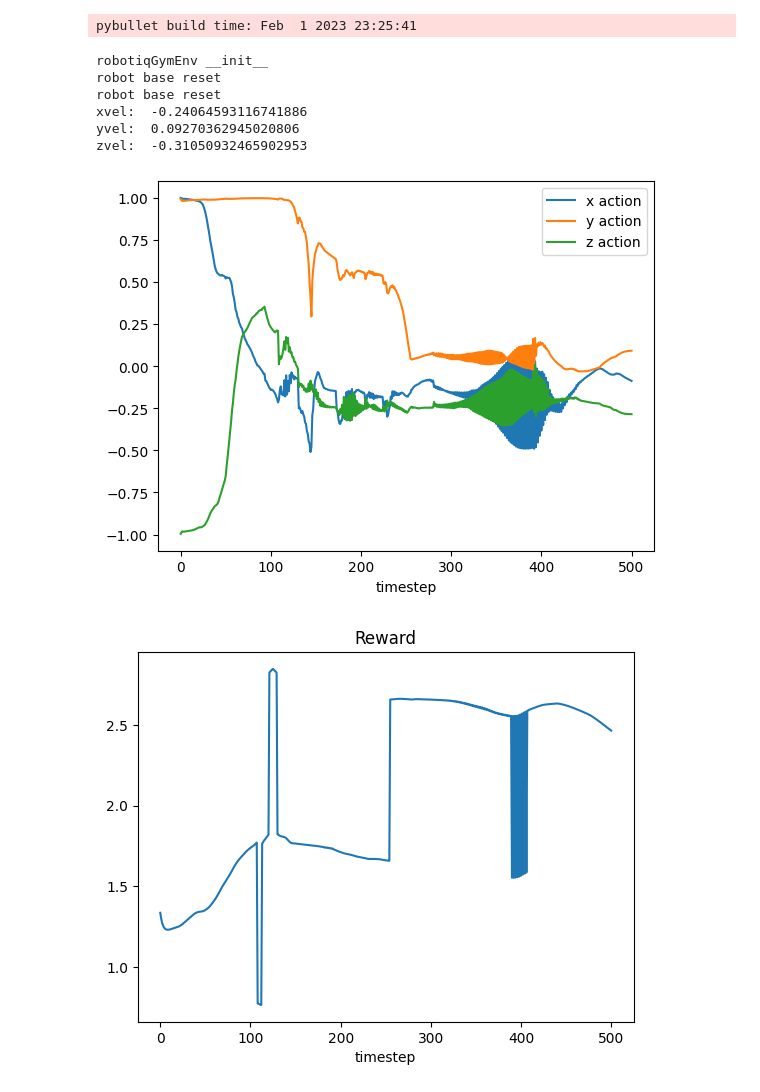
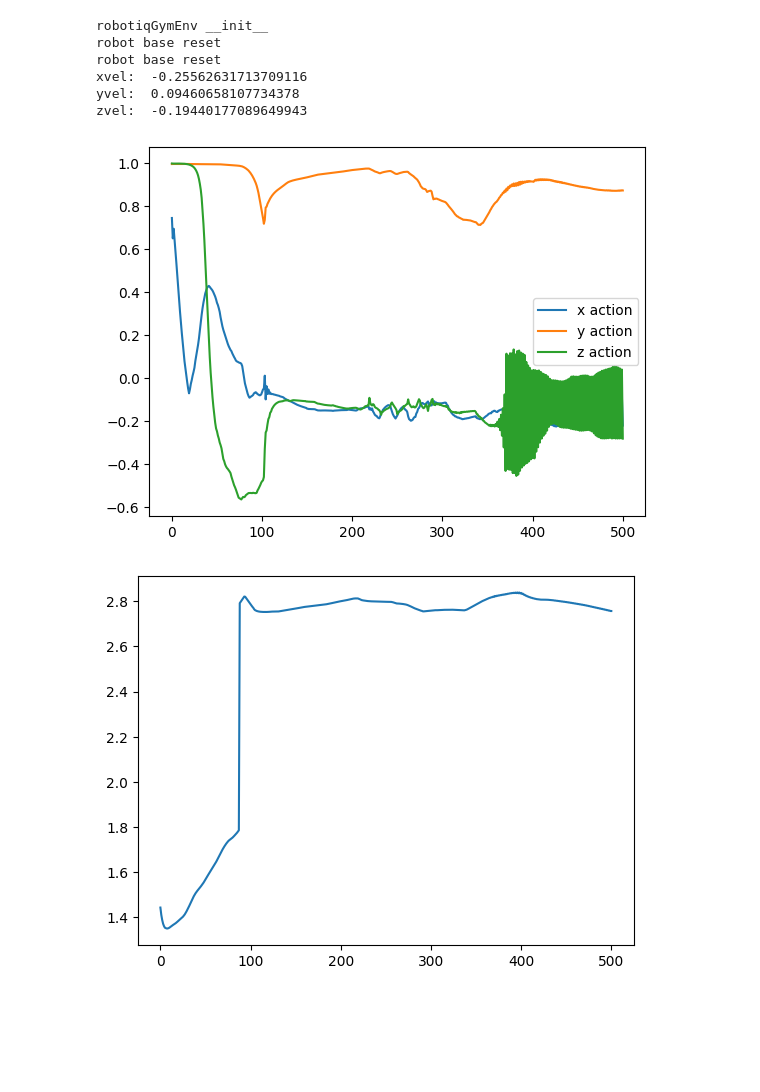
Before and after one commit to baha2r/Fanuc_Robotiq_Grasp, a Jupyter notebook: EnvDebug.ipynb, the cells around one changed output. Cells and saved outputs as stored; diff of their text form; code cells hidden in the pictures; blank space fills up the shorter version.

```diff
--- a/EnvDebug.ipynb
+++ b/EnvDebug.ipynb
@@ -22,9 +22,9 @@ from stable_baselines3.common.results_plotter import load_results, ts2xy
 
 def main():
 
-    env = robotiqGymEnv(records=False, renders=False)
+    env = robotiqGymEnv(records=True, renders=True)
 
-    dir = "models/20230312-06:53PM_SAC_M10000_0.04_woTS/best_model.zip"
+    dir = "models/20230304-05:35PM_SAC_M1000_0.04_wovel/best_model.zip"
     model = SAC.load(dir)
 
     # mean_reward, std_reward = evaluate_policy(model, env, n_eval_episodes=10)
@@ -42,22 +42,21 @@ def main():
     targetyposition_ = np.array([])
     targetzposition_ = np.array([])
     closestpoint_ = np.array([])
-    totalforce_ = np.array([])
-    totalforce_2 = np.array([])
+    contactforce_ = np.array([])
 
-    done = False
+
+    dones = False
     obs = env.reset()
 
-    while not done:
+    while not dones:
         t_ = np.append(t_, env._envStepCounter)
         #   action = [0 , 0 , 0 , 0 , 0 , 0 , 0.1]
         # else:
         #   action = [0 , 0 , 0 , 1 , 0 , 1 , 1]
         action, _states = model.predict(obs, deterministic=True)
-        # action = [0, 0, 0, 0, 0, 0]
-        obs, reward, done, info = env.step(action)
+        obs, rewards, dones, info = env.step(action)
 
-        rewards_ = np.append(rewards_,reward)
+        rewards_ = np.append(rewards_,env._reward())
         xaction_ = np.append(xaction_,action[0])
         yaction_ = np.append(yaction_,action[1])
         zaction_ = np.append(zaction_,action[2])
@@ -71,62 +70,53 @@ def main():
         xtargetvel = p.getBaseVelocity(env.blockUid)[0][0]
         ytargetvel = p.getBaseVelocity(env.blockUid)[0][1]
         ztargetvel = p.getBaseVelocity(env.blockUid)[0][2]
-        totalforce_ = np.append(totalforce_,env._contactinfo()[4])
-        totalforce_2 = np.append(totalforce_2,p.getClosestPoints(env.blockUid, env._robotiq.robotiqUid, 100, -1, -1)[0][9])
+        contactforce_ = np.append(contactforce_ , env._contactinfo()[4])
         # env.render()
         # time.sleep(0.1)
 
 
     plt.plot(xaction_, label="x action")
     plt.plot(yaction_, label="y action")
     plt.plot(zaction_, label="z action")
-    plt.xlabel("timestep")
     plt.legend()
 
     print("xvel: ", xtargetvel)
     print("yvel: ", ytargetvel)
     print("zvel: ", ztargetvel)
 
     plt.figure()
     plt.plot(rewards_, label="reward")
-    plt.xlabel("timestep")
-    plt.title("Reward")
 
     plt.figure()
-    plt.plot(xposition_, label="x", color='red')
-    plt.plot(yposition_, label="y", color='green')
-    plt.plot(zposition_, label="z", color='blue')
+    plt.plot(xposition_, label="x position", color='r')
+    plt.plot(yposition_, label="y position", color='g')
+    plt.plot(zposition_, label="z position", color='b')
 
-    plt.plot(targetxposition_, linestyle='--', color='red')
-    plt.plot(targetyposition_, linestyle='--', color='green')
-    plt.plot(targetzposition_, linestyle='--', color='blue')
-    plt.xlabel("timestep")
-    plt.title("Position")
+    plt.plot(targetxposition_, label="target x position", linestyle='--', color='r')
+    plt.plot(targetyposition_, label="target y position", linestyle='--', color='g')
+    plt.plot(targetzposition_, label="target z position", linestyle='--', color='b')
     plt.legend()
 
     plt.figure()
     plt.plot(closestpoint_, label="closest distance")
     plt.plot(np.zeros(len(closestpoint_)), linestyle='--')
-    plt.xlabel("timestep")
     plt.legend()
 
     plt.figure()
-    plt.plot(totalforce_, label="total force")
-    plt.xlabel("timestep")
-    plt.title("Total Force")
+    plt.plot(contactforce_, label="contact force")
+    plt.legend()
 
 
 
 
 if __name__ == "__main__":
   main()
 # %% [output]
-pybullet build time: Feb  1 2023 23:25:41
+robotiqGymEnv __init__
+robot base reset
+robot base reset
+xvel:  -0.25562631713709116
+yvel:  0.09460658107734378
+zvel:  -0.19440177089649943
-robotiqGymEnv __init__
-robot base reset
-robot base reset
-xvel:  -0.24064593116741886
-yvel:  0.09270362945020806
-zvel:  -0.31050932465902953
-[figure, old version]
+[figure, new version]
-[figure, old version]
+[figure, new version]
```
Also changed, not shown: parts of 1 cell of this notebook, 3 other files.
